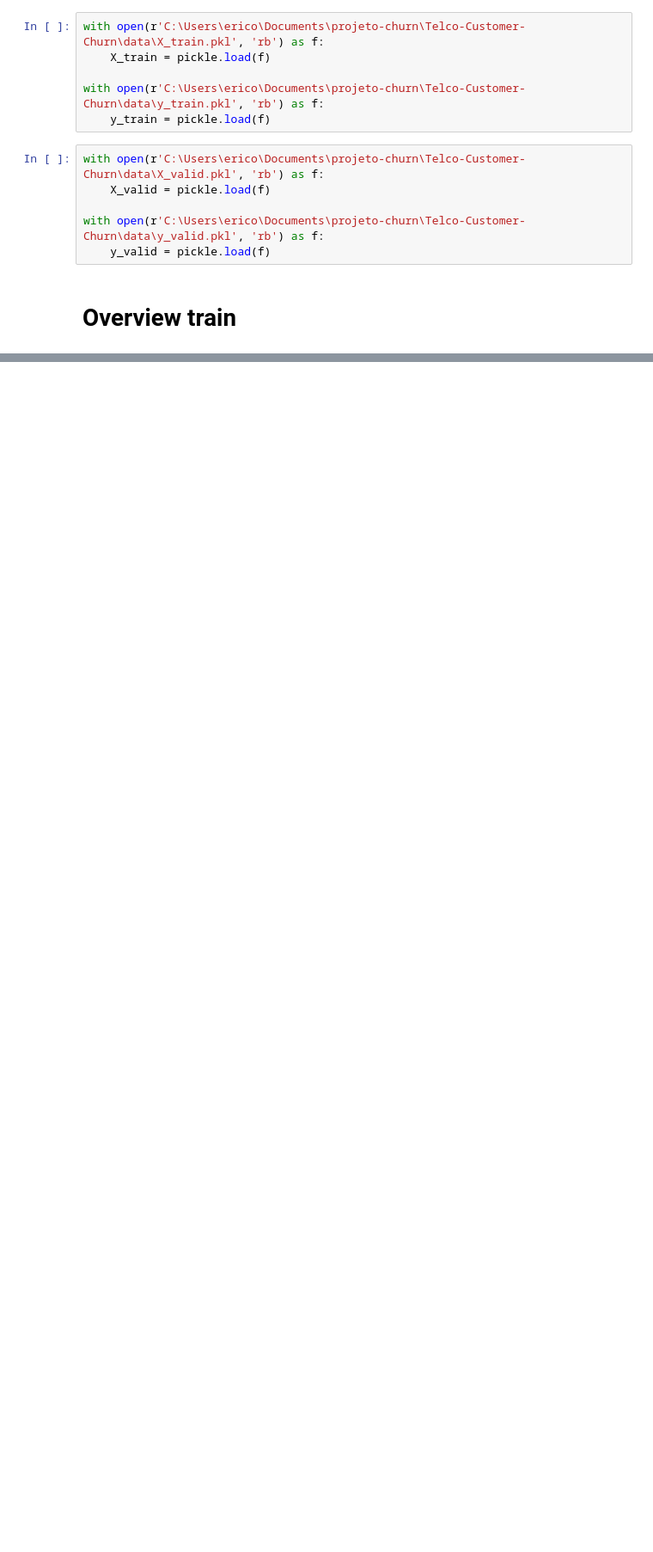
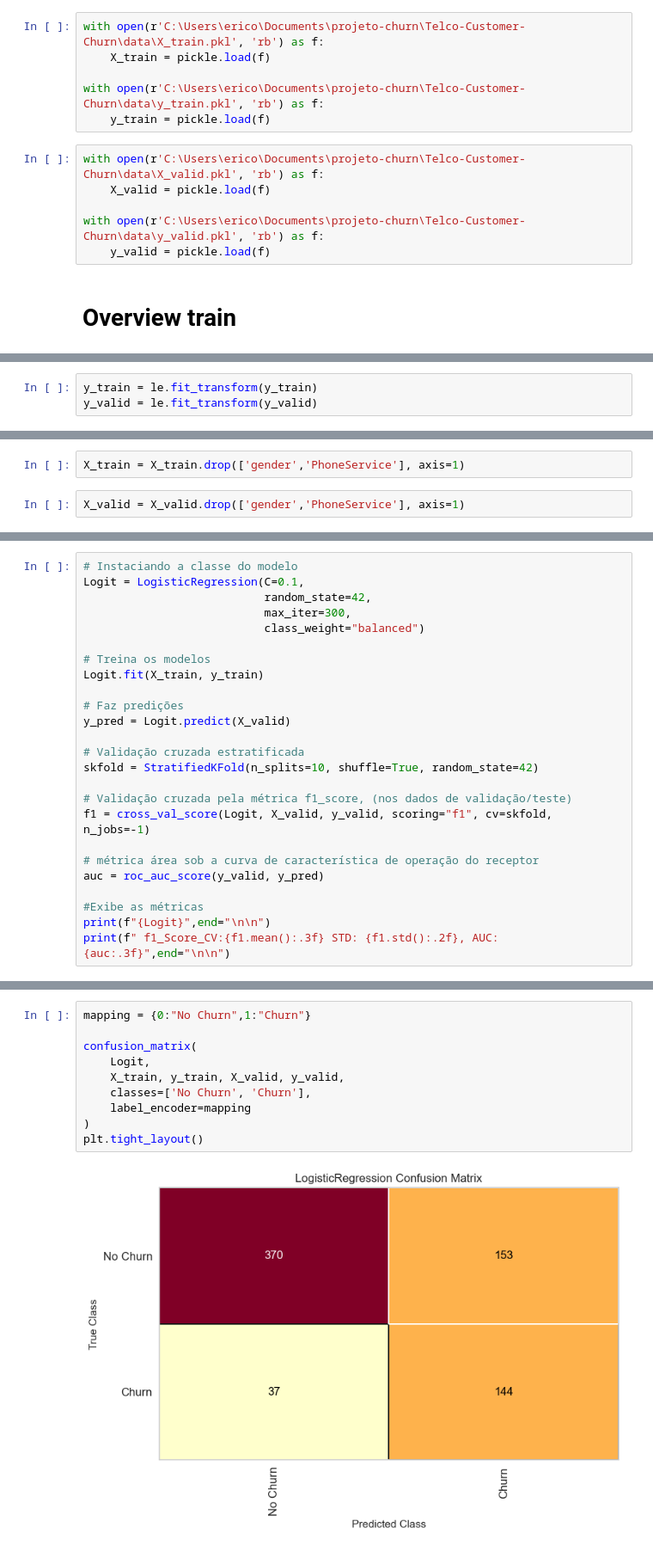
Before and after one commit to Eric-Oliveira-ds/Telco-Customer-Churn, a Jupyter notebook: notebook/modeling.ipynb, the cells around one changed output, grey strips where cells are left out. Shown at 86% size. Saved outputs shown, nothing was run; the diff lists cells and outputs as text; blank space fills up the shorter version.

Commit message:
init models end first eval

```diff
--- a/notebook/modeling.ipynb
+++ b/notebook/modeling.ipynb
@@ -35,0 +109,3 @@ with open(r'C:\Users\erico\Documents\projeto-churn\Telco-Customer-Churn\data\y_v
+# %%
+y_train = le.fit_transform(y_train)
+y_valid = le.fit_transform(y_valid)
@@ -113,0 +204,4 @@ X_valid.head()
+# %%
+X_train = X_train.drop(['gender','PhoneService'], axis=1)
+# %%
+X_valid = X_valid.drop(['gender','PhoneService'], axis=1)
@@ -113,0 +274,25 @@ X_valid.head()
+# %%
+# Instaciando a classe do modelo
+Logit = LogisticRegression(C=0.1,
+                           random_state=42,
+                           max_iter=300,
+                           class_weight="balanced")
+
+# Treina os modelos
+Logit.fit(X_train, y_train)
+
+# Faz predições
+y_pred = Logit.predict(X_valid)
+
+# Validação cruzada estratificada
+skfold = StratifiedKFold(n_splits=10, shuffle=True, random_state=42)
+
+# Validação cruzada pela métrica f1_score, (nos dados de validação/teste)
+f1 = cross_val_score(Logit, X_valid, y_valid, scoring="f1", cv=skfold, n_jobs=-1)
+
+# métrica área sob a curva de característica de operação do receptor
+auc = roc_auc_score(y_valid, y_pred)
+
+#Exibe as métricas
+print(f"{Logit}",end="\n\n")
+print(f" f1_Score_CV:{f1.mean():.3f} STD: {f1.std():.2f}, AUC: {auc:.3f}",end="\n\n")
@@ -113,0 +306,12 @@ X_valid.head()
+# %%
+mapping = {0:"No Churn",1:"Churn"}
+
+confusion_matrix(
+    Logit,
+    X_train, y_train, X_valid, y_valid,
+    classes=['No Churn', 'Churn'],
+    label_encoder=mapping
+)
+plt.tight_layout()
+# %% [output]
+[figure, added]
```
Also changed, not shown: parts of 60 cells of this notebook.
